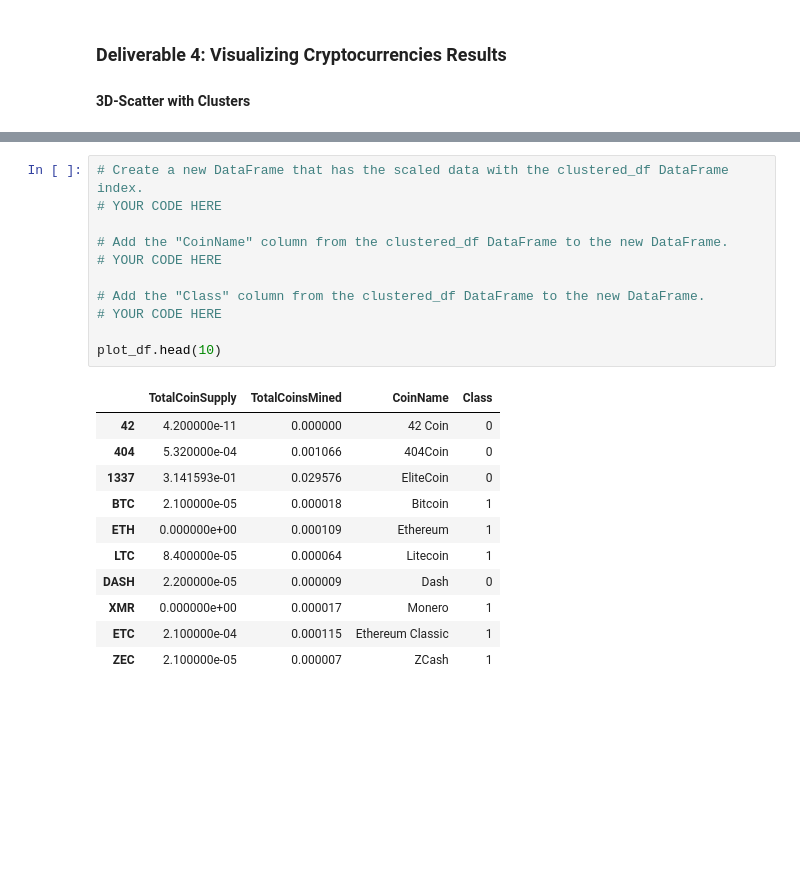
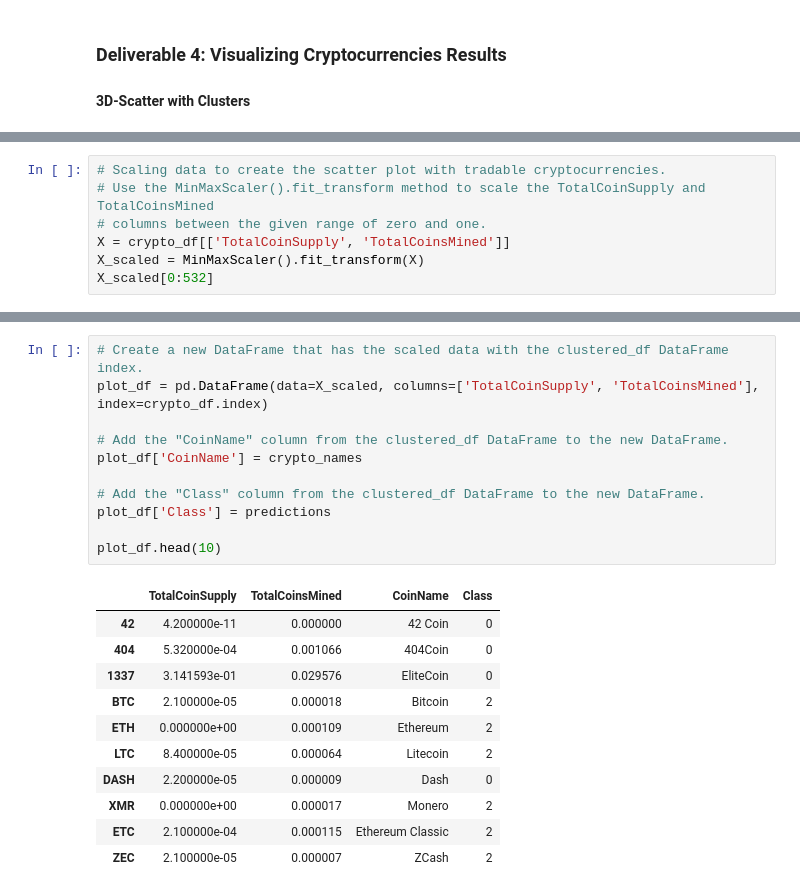
Before and after one commit to si1ver1/Cryptocurrencies, a Jupyter notebook: crypto_clustering.ipynb, the cells around one changed output, grey strips where cells are left out. Cells and saved outputs as stored; diff of their text form; blank space fills up the shorter version.

```diff
--- a/crypto_clustering.ipynb
+++ b/crypto_clustering.ipynb
@@ -330,0 +331,7 @@ array([[4.20000000e-11, 0.00000000e+00],
+# %%
+# Scaling data to create the scatter plot with tradable cryptocurrencies.
+# Use the MinMaxScaler().fit_transform method to scale the TotalCoinSupply and TotalCoinsMined
+# columns between the given range of zero and one.
+X = crypto_df[['TotalCoinSupply', 'TotalCoinsMined']]
+X_scaled = MinMaxScaler().fit_transform(X)
+X_scaled[0:532]
@@ -331,25 +346,25 @@ array([[4.20000000e-11, 0.00000000e+00],
 # %%
 # Create a new DataFrame that has the scaled data with the clustered_df DataFrame index.
-# YOUR CODE HERE
+plot_df = pd.DataFrame(data=X_scaled, columns=['TotalCoinSupply', 'TotalCoinsMined'], index=crypto_df.index)
 
 # Add the "CoinName" column from the clustered_df DataFrame to the new DataFrame.
-# YOUR CODE HERE
+plot_df['CoinName'] = crypto_names
 
 # Add the "Class" column from the clustered_df DataFrame to the new DataFrame.
-# YOUR CODE HERE
+plot_df['Class'] = predictions
 
 plot_df.head(10)
 # %% [output]
 |  | TotalCoinSupply | TotalCoinsMined | CoinName | Class |
 | 42 | 4.200000e-11 | 0.000000 | 42 Coin | 0 |
 | 404 | 5.320000e-04 | 0.001066 | 404Coin | 0 |
 | 1337 | 3.141593e-01 | 0.029576 | EliteCoin | 0 |
-| BTC | 2.100000e-05 | 0.000018 | Bitcoin | 1 |
-| ETH | 0.000000e+00 | 0.000109 | Ethereum | 1 |
-| LTC | 8.400000e-05 | 0.000064 | Litecoin | 1 |
+| BTC | 2.100000e-05 | 0.000018 | Bitcoin | 2 |
+| ETH | 0.000000e+00 | 0.000109 | Ethereum | 2 |
+| LTC | 8.400000e-05 | 0.000064 | Litecoin | 2 |
 | DASH | 2.200000e-05 | 0.000009 | Dash | 0 |
-| XMR | 0.000000e+00 | 0.000017 | Monero | 1 |
-| ETC | 2.100000e-04 | 0.000115 | Ethereum Classic | 1 |
-| ZEC | 2.100000e-05 | 0.000007 | ZCash | 1 |
+| XMR | 0.000000e+00 | 0.000017 | Monero | 2 |
+| ETC | 2.100000e-04 | 0.000115 | Ethereum Classic | 2 |
+| ZEC | 2.100000e-05 | 0.000007 | ZCash | 2 |
 # %%
 # Create a hvplot.scatter plot using x="TotalCoinsMined" and y="TotalCoinSupply".
```
Also changed, not shown: parts of 8 cells of this notebook.
